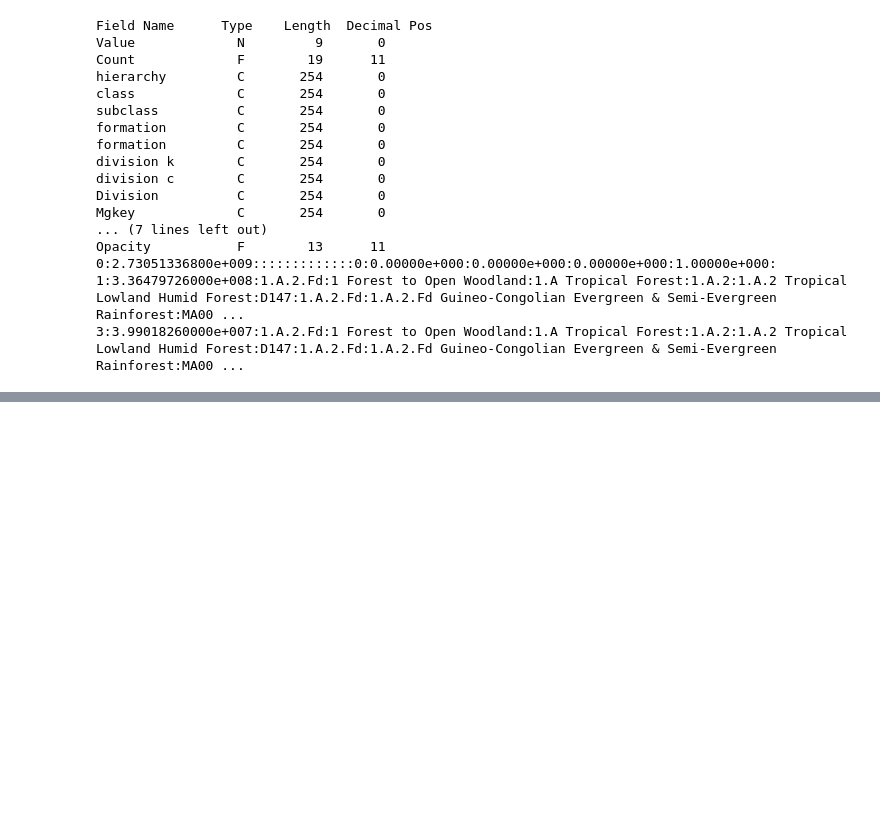
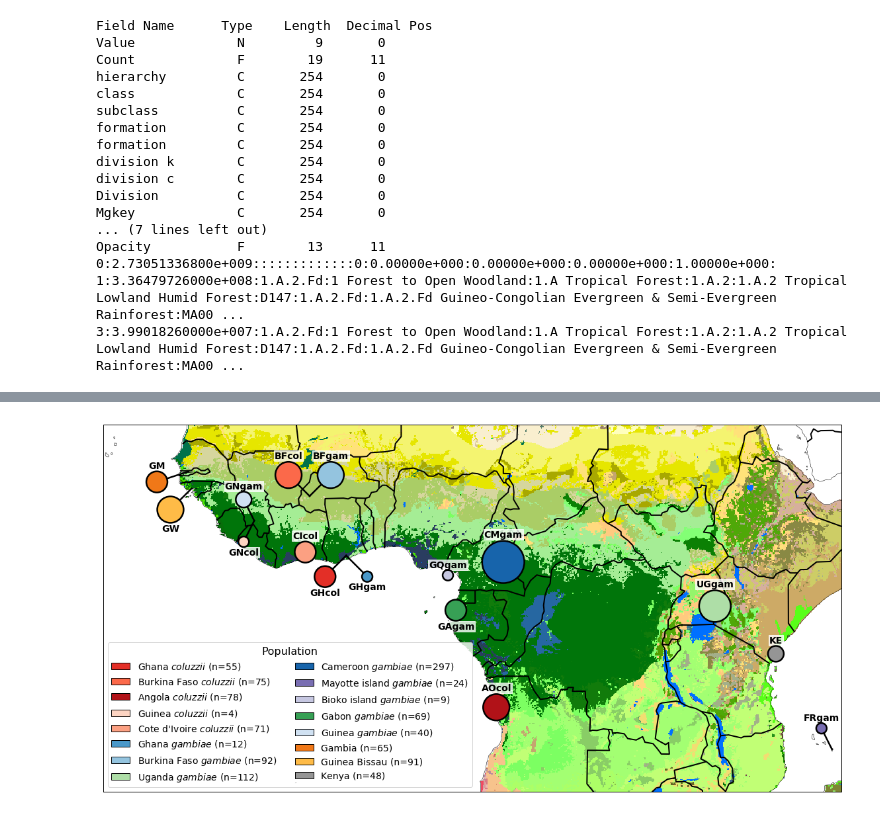
Before and after one commit to alimanfoo/ag1000g-phase2-data-paper, a Jupyter notebook: work/9_collection_map/phase_2_collection_map.ipynb, the cells around one changed output, grey strips where cells are left out. Cells and saved outputs as stored; diff of their text form; code cells hidden in the pictures; blank space fills up the shorter version.

```diff
--- a/work/9_collection_map/phase_2_collection_map.ipynb
+++ b/work/9_collection_map/phase_2_collection_map.ipynb
@@ -440,0 +612,52 @@ Opacity           F        13      11
+# %%
+extent_lonlat = (
+    origin_x,
+    origin_x + (pixel_width * dataset.RasterXSize),
+    origin_y + (pixel_height * dataset.RasterYSize),
+    origin_y
+)
+# %%
+crs_lonlat = ccrs.PlateCarree()
+# %%
+subplot_kw = dict(projection=crs_lonlat)
+fig, ax = plt.subplots(figsize=(20, 20), subplot_kw=subplot_kw)
+ax.set_extent(extent_lonlat, crs=crs_lonlat)
+ax.imshow(data, cmap=color_map, extent=extent_lonlat, origin='upper')
+ax.coastlines(resolution='50m', linewidth=.5)
+ax.add_feature(cfeature.BORDERS, linewidth=2)
+
+for pop, lat, lon, offset_lat, offset_lon, num, pos in zip(list(df['pop']), list(df.lat), list(df.lon), list(df.offset_lat), list(df.offset_lon), list(df.num), list(df.label)):
+        centre = (lon + offset_lon, lat + offset_lat)
+        if num < 25:
+            radius = 0.5
+        elif num < 50:
+            radius = 0.75
+        elif num < 75:
+            radius = 1
+        elif num < 100:
+            radius = 1.25
+        elif num < 125:
+            radius = 1.50
+        else:
+            radius = 2
+        ax.add_patch(plt.Circle(xy=centre, radius=radius, edgecolor='k', linewidth=2.5, facecolor=pop_colors[pop], zorder=7))
+
+        if offset_lat != 0 or offset_lon != 0:
+            ax.plot([lon, lon + offset_lon],
+                    [lat, lat + offset_lat], 'k-', lw=2.5)
+
+        lbl = pop
+        if pos == 'bottom':
+            ax.text(centre[0], centre[1] + (radius + (0.1 * radius)), lbl, ha='center', va='bottom', fontsize=14, fontweight='bold', bbox=dict(edgecolor='w', facecolor='w', pad=1, alpha=.8, ), zorder=6)
+        if pos == 'top':
+            ax.text(centre[0], centre[1] - (radius + (0.1 * radius)), lbl, ha='center', va='top', fontsize=14, fontweight='bold', bbox=dict(edgecolor='w', facecolor='w', pad=1, alpha=.8, ), zorder=6)
+
+ax.set_extent([-24, 46, -14, 15])
+
+handles = [mpl.patches.Patch(facecolor=pop_colors[k], edgecolor='k', label=df[df['pop'] == k].long.values[0]) for k in list(col_dict.keys())]
+#handles = [mpl.patches.Patch(facecolor=hap_colors[k], edgecolor='k', label=human_hap_labels[k]) for k in hap_label
+leg = ax.legend(handles=handles, bbox_to_anchor=(0.0, 0.42), loc='upper left', title='Population', ncol=2, fontsize=14 )
+leg.get_title().set_fontsize('16')
+leg._legend_box.align = "center";
+# %% [output]
+[figure, added]
```
Also changed, not shown: parts of 24 cells of this notebook, 1 other file.
